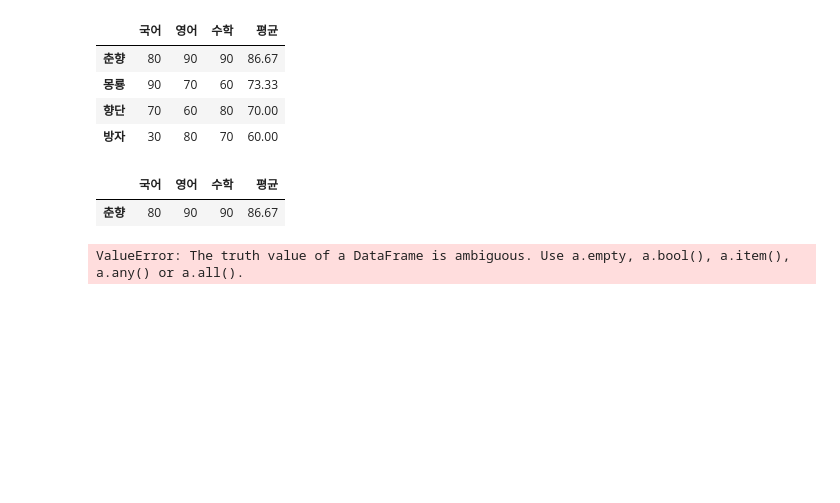
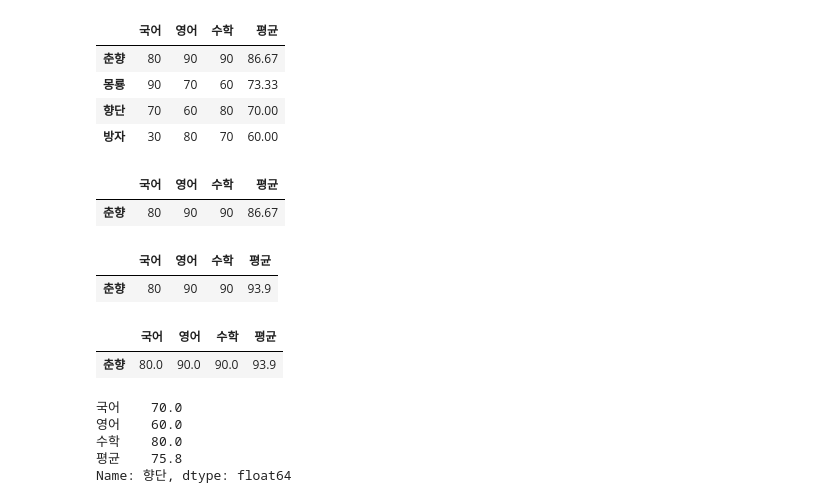
Before and after one commit to haeeema/python_data_analysis, a Jupyter notebook: 02.Pandas/02.데이터프레임.ipynb, the cells around one changed output. Drawn from its saved outputs; the diff is of its cells as text; code cells hidden in the pictures; blank space fills up the shorter version.

Commit message:
Day03 pandas index

```diff
--- a/02.Pandas/02.데이터프레임.ipynb
+++ b/02.Pandas/02.데이터프레임.ipynb
@@ -266,9 +273,22 @@ q5
 # %% [output]
 |  | 국어 | 영어 | 수학 | 평균 |
 | 춘향 | 80 | 90 | 90 | 86.67 |
+# %%
+df100.loc[['춘향']]
+# %% [output]
+|  | 국어 | 영어 | 수학 | 평균 |
+| 춘향 | 80 | 90 | 90 | 93.9 |
+# %%
+df100.T[['춘향']].T
+# %% [output]
+|  | 국어 | 영어 | 수학 | 평균 |
+| 춘향 | 80.0 | 90.0 | 90.0 | 93.9 |
 # %%
 # (6) 향단의 점수를 시리즈로 나타낸다.
-q6 = pd.Series(df100[2:3], index=index)
-q6
+df100.T['향단']
 # %% [output]
-ValueError: The truth value of a DataFrame is ambiguous. Use a.empty, a.bool(), a.item(), a.any() or a.all().
+국어    70.0
+영어    60.0
+수학    80.0
+평균    75.8
+Name: 향단, dtype: float64
```
Also changed, not shown: parts of 4 cells of this notebook, 11 other files.
